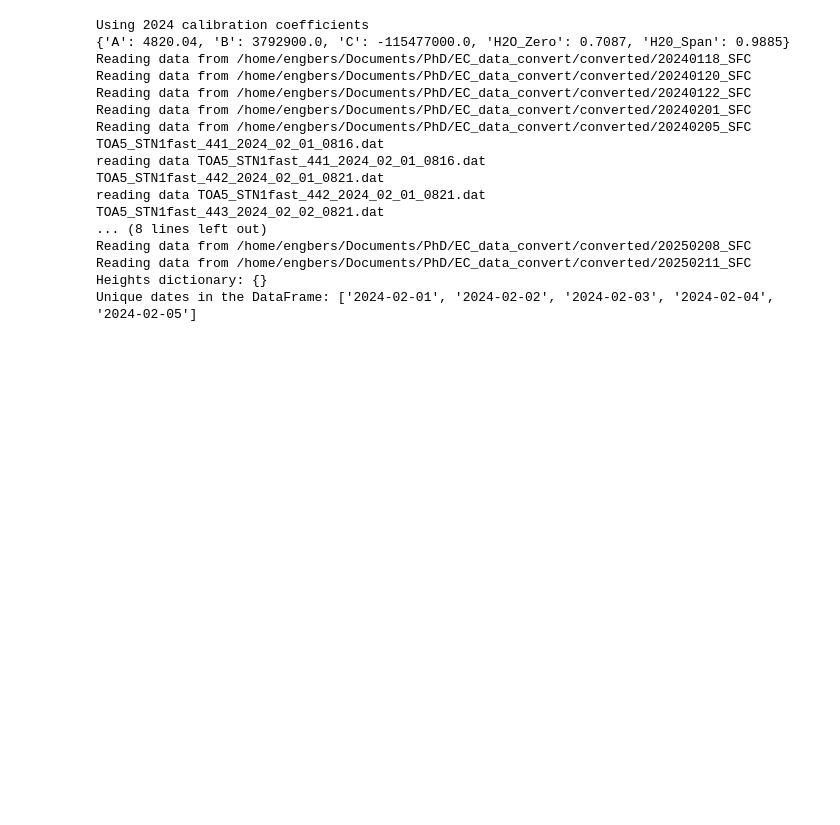
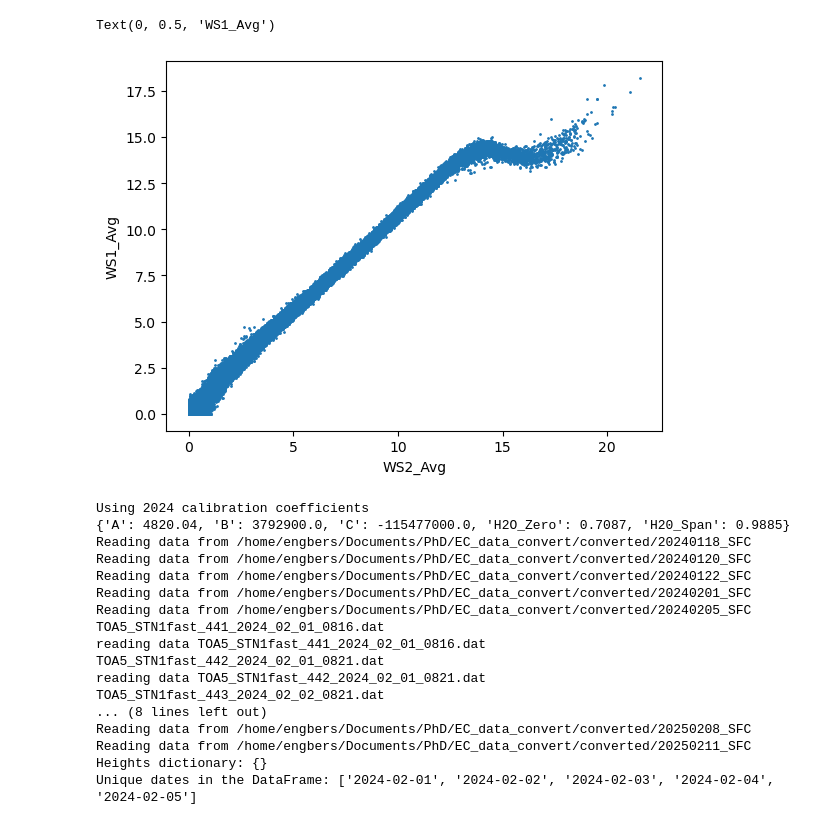
Before and after one commit to Rainette9/DataProcessingScripts, a Jupyter notebook: Data_preprocess.ipynb, the cells around one changed output. Saved outputs shown, nothing was run; the diff lists cells and outputs as text; code cells hidden in the pictures; blank space fills up the shorter version.

```diff
--- a/Data_preprocess.ipynb
+++ b/Data_preprocess.ipynb
@@ -42,3 +78,10 @@ from Func_DR import *
+# %%
+plt.scatter(slowdata_cleaned['WS2_Avg'], slowdata_cleaned['WS1_Avg'], s=1, label='WS1_Avg')
+plt.xlabel('WS2_Avg')
+plt.ylabel('WS1_Avg')
+# %% [output]
+Text(0, 0.5, 'WS1_Avg')
+[figure, added]
 # %%
 
 file='/home/engbers/Documents/PhD/EC_data_convert/converted/20240101_CSAT3TOWER/Tower_Anemo_All.csv'
```
Also changed, not shown: parts of 4 cells of this notebook, 1 other file.
